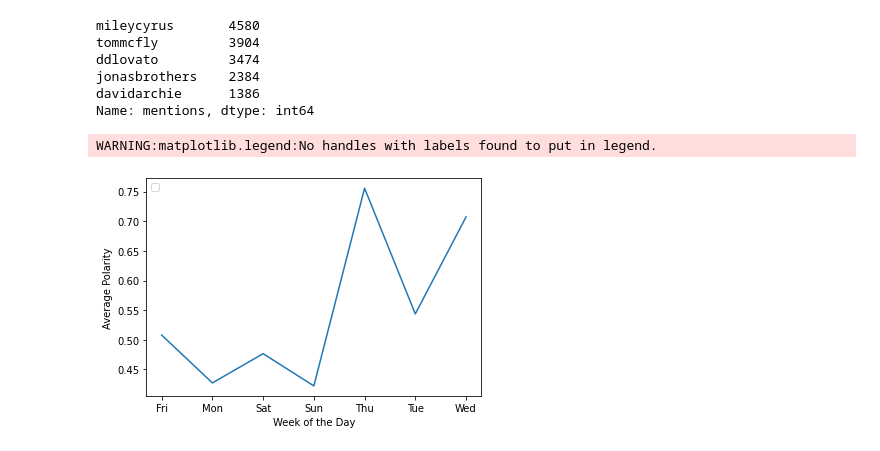
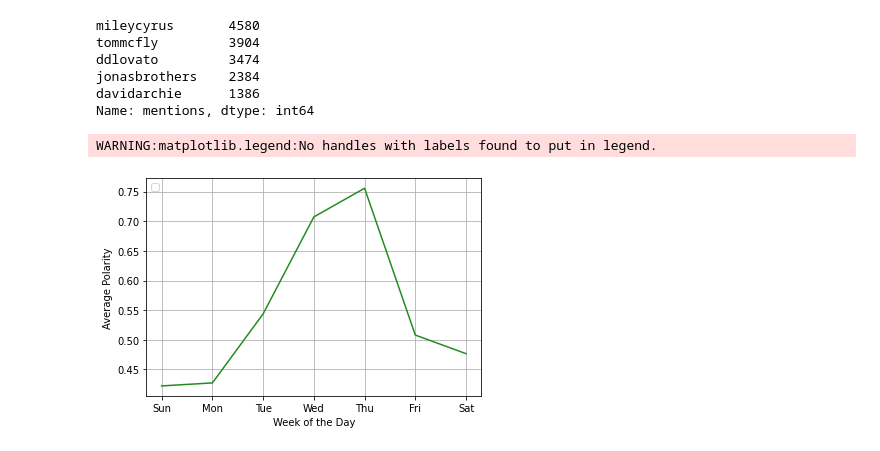
Before and after one commit to mingyu-yuan/Twitter-Text-Analysis, a Jupyter notebook: twitter_text_analysis_part1.ipynb, the cells around one changed output. Drawn from its saved outputs; the diff is of its cells as text; code cells hidden in the pictures.

```diff
--- a/twitter_text_analysis_part1.ipynb
+++ b/twitter_text_analysis_part1.ipynb
@@ -144,19 +133,20 @@ Name: mentions, dtype: int64
 # %%
 # pivot the table
 by_week = pd.pivot_table(df, values='year', index=['label'], columns=['week'], aggfunc='count')
-cols = ['Fri', 'Mon', 'Sat', 'Sun', 'Thu', 'Tue', 'Wed']
+cols = ['Sun', 'Mon', 'Tue', 'Wed', 'Thu', 'Fri', 'Sat']
 by_week[cols] = by_week[cols] / by_week[cols].sum()
-by_week = by_week.transpose()
+by_week = by_week.transpose().reindex(cols)
 by_week.index.name = None
 by_week.columns.name = None
 
 # plot the proportion of tweets with negative polarity across the whole week
-sns.lineplot(data=by_week, x=by_week.index, y=0)
+sns.lineplot(data=by_week, x=by_week.index, y=0, color='forestgreen')
 plt.title('')
 plt.legend(loc=2)
 plt.xlabel("Week of the Day")
 plt.ylabel("Average Polarity")
+plt.grid()
 plt.show()
 # %% [output]
 WARNING:matplotlib.legend:No handles with labels found to put in legend.
-[figure, old version]
+[figure, new version]
```
Also changed, not shown: parts of 3 cells of this notebook.
